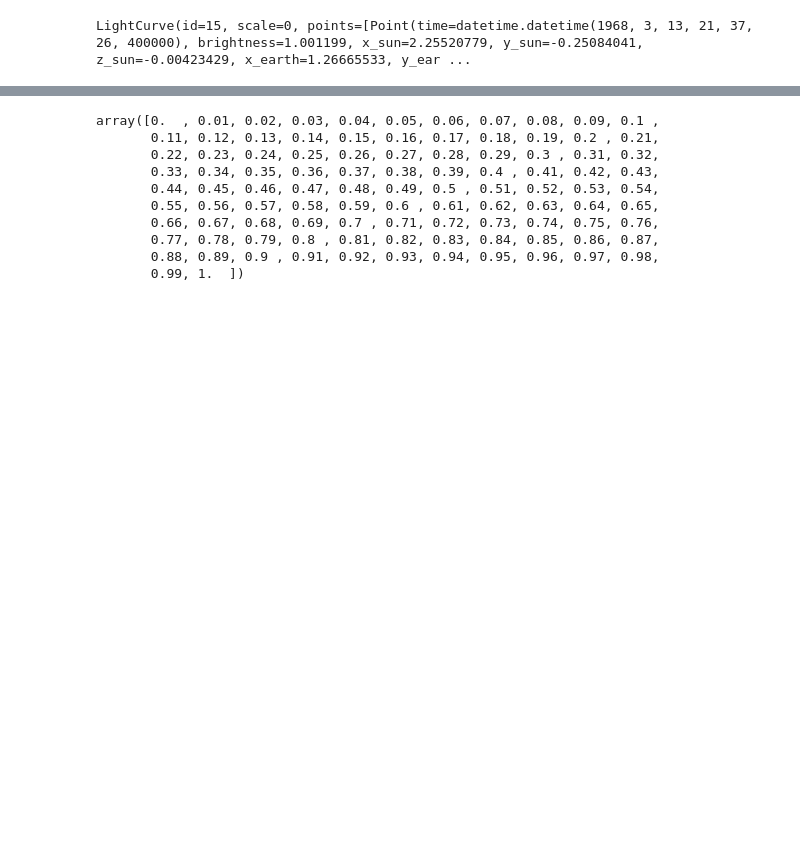
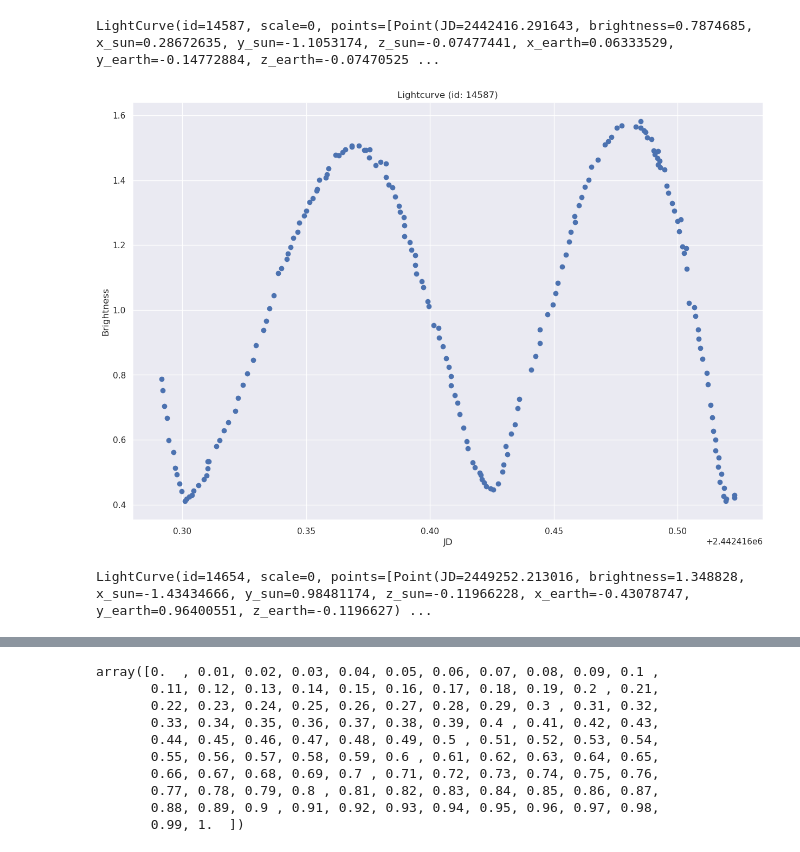
Before and after one commit to Vosloo/asteroid-lightcurves, a Jupyter notebook: EDA.ipynb, the cells around one changed output, grey strips where cells are left out. Saved outputs shown, nothing was run; the diff lists cells and outputs as text; code cells hidden in the pictures; blank space fills up the shorter version.

```diff
--- a/EDA.ipynb
+++ b/EDA.ipynb
@@ -50,4 +54,15 @@ Asteroid(id=2, name=Pallas, period=7.81322, lightcurves=61)
-# %%
-asteroid.lightcurves[14]
-# %% [output]
-LightCurve(id=15, scale=0, points=[Point(time=datetime.datetime(1968, 3, 13, 21, 37, 26, 400000), brightness=1.001199, x_sun=2.25520779, y_sun=-0.25084041, z_sun=-0.00423429, x_earth=1.26665533, y_ear ...
+# %%
+lcs = [lc for lc in asteroid.lightcurves]
+longest_lc = max(lcs, key=lambda lc: lc.points_count)
+longest_lc
+# %% [output]
+LightCurve(id=14587, scale=0, points=[Point(JD=2442416.291643, brightness=0.7874685, x_sun=0.28672635, y_sun=-1.1053174, z_sun=-0.07477441, x_earth=0.06333529, y_earth=-0.14772884, z_earth=-0.07470525 ...
+# %%
+longest_lc.plot()
+# %% [output]
+[figure, added]
+# %%
+lc, = [lc for lc in asteroid.lightcurves if lc.id == 14654]
+lc
+# %% [output]
+LightCurve(id=14654, scale=0, points=[Point(JD=2449252.213016, brightness=1.348828, x_sun=-1.43434666, y_sun=0.98481174, z_sun=-0.11966228, x_earth=-0.43078747, y_earth=0.96400551, z_earth=-0.1196627) ...
```
Also changed, not shown: parts of 7 cells of this notebook, 4 other files.
